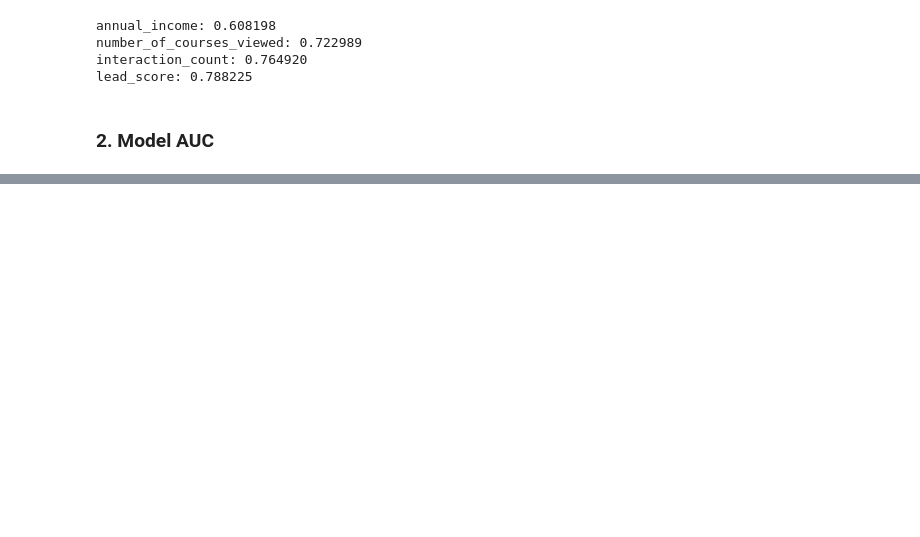
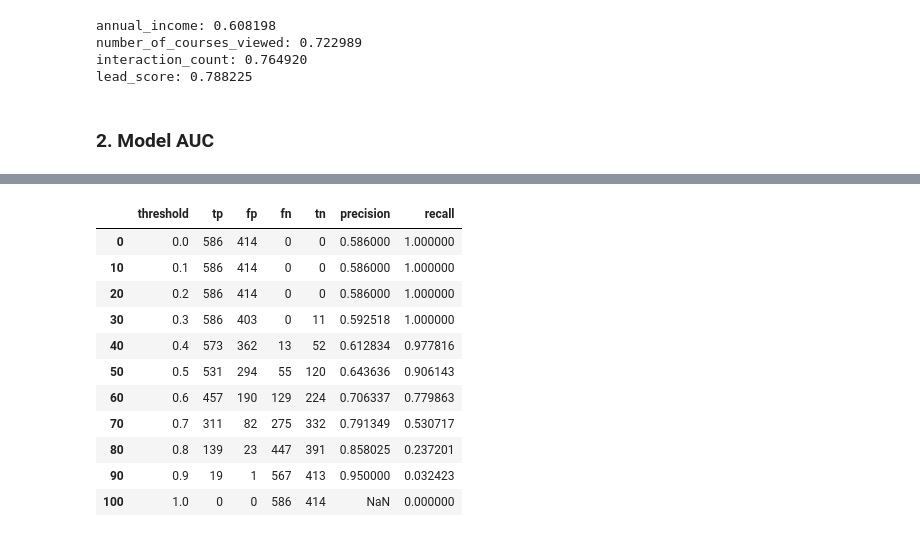
Before and after one commit to Olena-Barabash/ml-zoomcamp-2026-homework, a Jupyter notebook: homework-04/homework-04.ipynb, the cells around one changed output, grey strips where cells are left out. Saved outputs shown, nothing was run; the diff lists cells and outputs as text; code cells hidden in the pictures; blank space fills up the shorter version.

```diff
--- a/homework-04/homework-04.ipynb
+++ b/homework-04/homework-04.ipynb
@@ -101,0 +151,15 @@ lead_score: 0.788225
+# %%
+df_scores[::10]
+# %% [output]
+|  | threshold | tp | fp | fn | tn | precision | recall |
+| 0 | 0.0 | 586 | 414 | 0 | 0 | 0.586000 | 1.000000 |
+| 10 | 0.1 | 586 | 414 | 0 | 0 | 0.586000 | 1.000000 |
+| 20 | 0.2 | 586 | 414 | 0 | 0 | 0.586000 | 1.000000 |
+| 30 | 0.3 | 586 | 403 | 0 | 11 | 0.592518 | 1.000000 |
+| 40 | 0.4 | 573 | 362 | 13 | 52 | 0.612834 | 0.977816 |
+| 50 | 0.5 | 531 | 294 | 55 | 120 | 0.643636 | 0.906143 |
+| 60 | 0.6 | 457 | 190 | 129 | 224 | 0.706337 | 0.779863 |
+| 70 | 0.7 | 311 | 82 | 275 | 332 | 0.791349 | 0.530717 |
+| 80 | 0.8 | 139 | 23 | 447 | 391 | 0.858025 | 0.237201 |
+| 90 | 0.9 | 19 | 1 | 567 | 413 | 0.950000 | 0.032423 |
+| 100 | 1.0 | 0 | 0 | 586 | 414 | NaN | 0.000000 |
```
Also changed, not shown: parts of 29 cells of this notebook.
